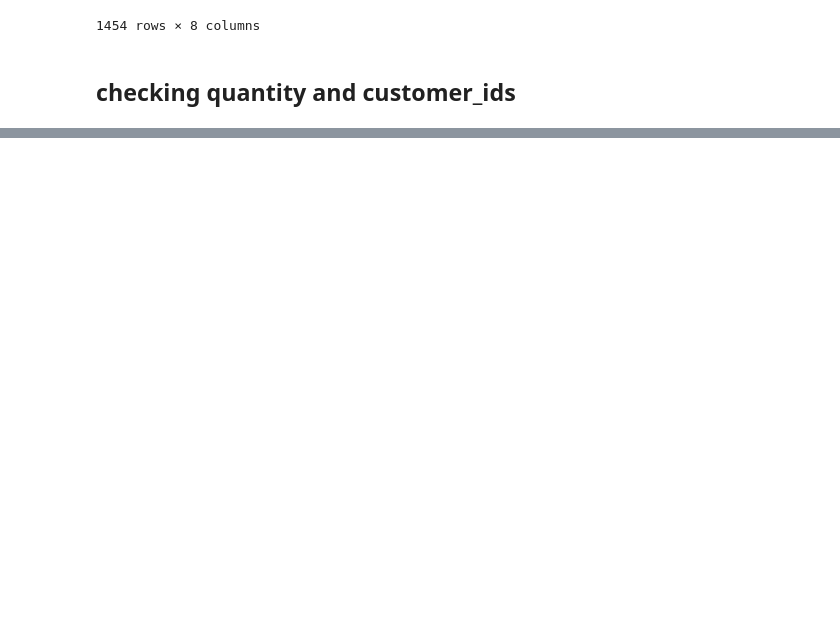
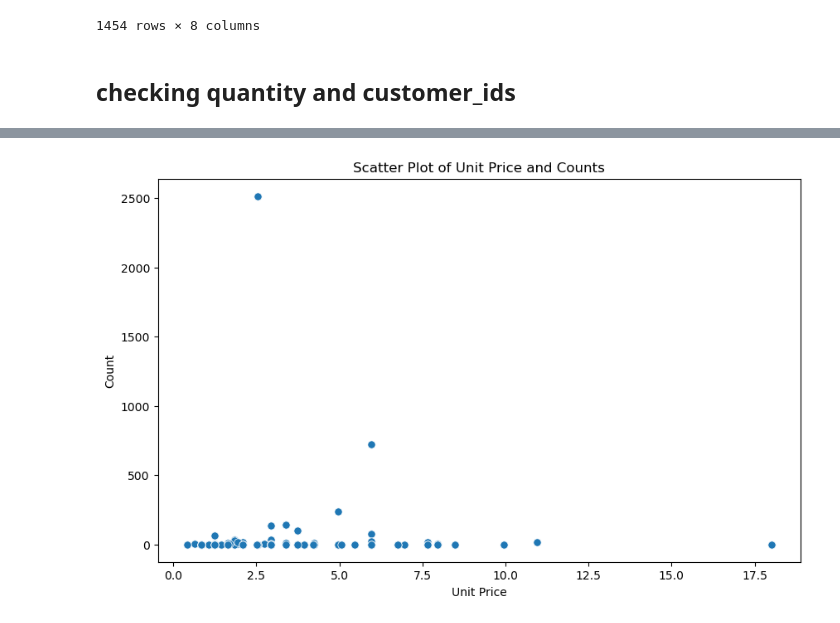
Before and after one commit to Marc-Aradillas/customer-segmentation-project, a Jupyter notebook: prep.ipynb, the cells around one changed output, grey strips where cells are left out. Saved outputs shown, nothing was run; the diff lists cells and outputs as text; code cells hidden in the pictures; blank space fills up the shorter version.

```diff
--- a/prep.ipynb
+++ b/prep.ipynb
@@ -343,0 +474,7 @@ rows_with_nulls.description.to_list
+# %%
+import acquire as a
+
+df = a.acquire_data()
+df.columns = [
+    col.lower().replace(' ','_') for col in df.columns
+]
@@ -343,0 +508,7 @@ rows_with_nulls.description.to_list
+# %%
+#DataFrame with NaNs filled in the 'description' and 'customerid' column
+df = df.copy()
+df['description'].fillna('no description', inplace=True)
+
+df = df.copy()
+df['customerid'].fillna(0, inplace=True)
@@ -343,0 +674,9 @@ rows_with_nulls.description.to_list
+# %%
+plt.figure(figsize=(10, 6))
+sns.scatterplot(data=df, x='unitprice', y=df['unitprice'].value_counts(), s=45)
+plt.title('Scatter Plot of Unit Price and Counts')
+plt.xlabel('Unit Price')
+plt.ylabel('Count')
+plt.show()
+# %% [output]
+[figure, added]
```
Also changed, not shown: parts of 51 cells of this notebook, 1 other file.
